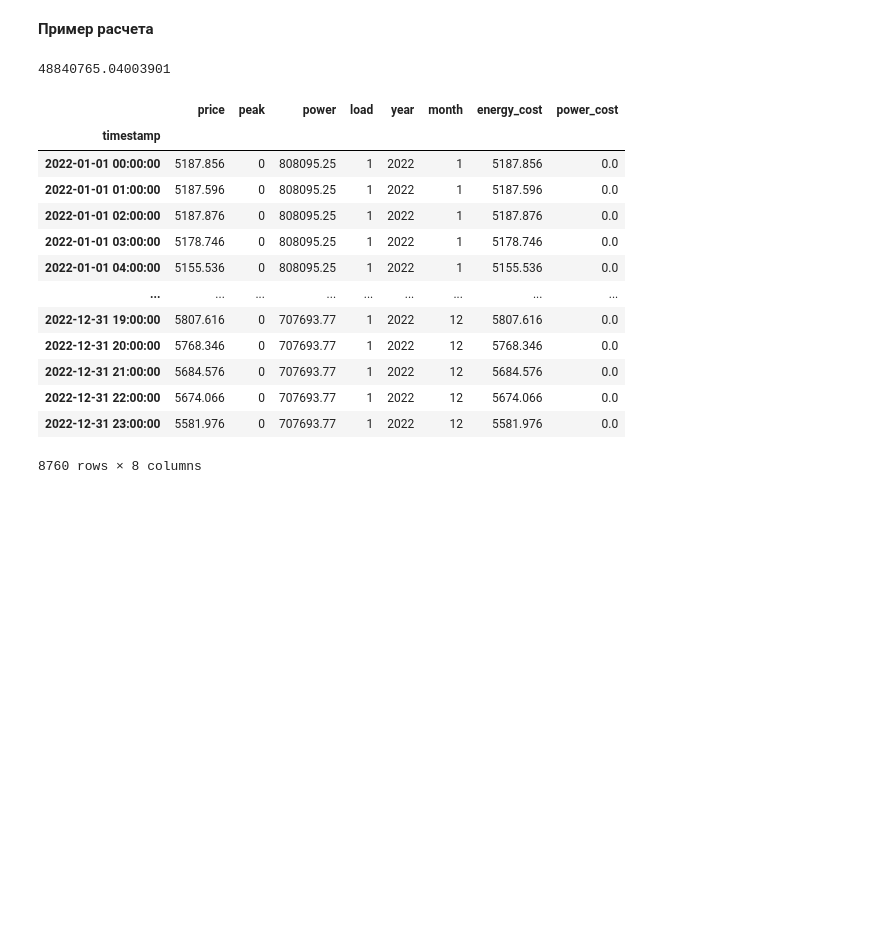
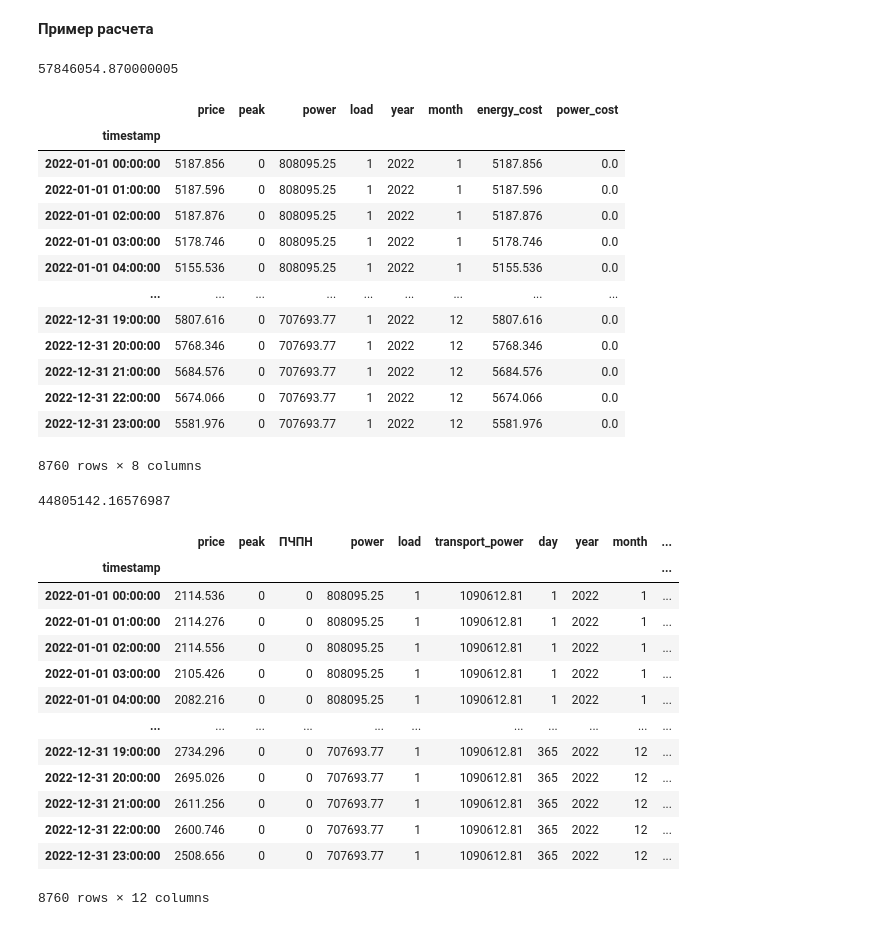
Before and after one commit to IliyaZaslacskii/Hybrid-station_1, a Jupyter notebook: tariff_calc.ipynb, the cells around one changed output. Drawn from its saved outputs; the diff is of its cells as text; code cells hidden in the pictures; blank space fills up the shorter version.

```diff
--- a/tariff_calc.ipynb
+++ b/tariff_calc.ipynb
@@ -62,7 +62,26 @@ peaks = pd.read_excel(
 
 # # #
 
-working_days = pd.DataFrame(index=prices.index)
+plh = pd.read_excel(
+    path,
+    sheet_name=4,
+    index_col=0,
+    parse_dates=True
+)
+
+
+# # #
+
+planned_peaks = pd.read_excel(
+    path,
+    sheet_name=6,
+    index_col=0,
+    parse_dates=True
+)
+
+# # #
+
+working_days = pd.DataFrame(index=plh.index)
 working_days['year'] = working_days.index.year
 working_days['month'] = working_days.index.month
 working_days['dummy'] = 0
@@ -172,7 +272,7 @@ total_cost, df = cost_calc_3('Кемеровская область', load, 'Н
 print(total_cost)
 display(df)
 # %% [output]
-48840765.04003901
+57846054.870000005
 |  | price | peak | power | load | year | month | energy_cost | power_cost |
 | timestamp |  |  |  |  |  |  |  |  |
 | 2022-01-01 00:00:00 | 5187.856 | 0 | 808095.25 | 1 | 2022 | 1 | 5187.856 | 0.0 |
@@ -187,3 +287,27 @@ display(df)
 | 2022-12-31 22:00:00 | 5674.066 | 0 | 707693.77 | 1 | 2022 | 12 | 5674.066 | 0.0 |
 | 2022-12-31 23:00:00 | 5581.976 | 0 | 707693.77 | 1 | 2022 | 12 | 5581.976 | 0.0 |
 8760 rows × 8 columns
+# %%
+load = pd.DataFrame(index=pd.date_range(start='2022-01-01 00:00:00', end='2022-12-31 23:00:00', freq='1H'))
+load['load'] = 1
+
+total_cost, df = cost_calc_4('Кемеровская область', load, 'НН', '<.670')
+
+print(total_cost)
+display(df)
+# %% [output]
+44805142.16576987
+|  | price | peak | ПЧПН | power | load | transport_power | day | year | month | ... |
+| timestamp |  |  |  |  |  |  |  |  |  | ... |
+| 2022-01-01 00:00:00 | 2114.536 | 0 | 0 | 808095.25 | 1 | 1090612.81 | 1 | 2022 | 1 | ... |
+| 2022-01-01 01:00:00 | 2114.276 | 0 | 0 | 808095.25 | 1 | 1090612.81 | 1 | 2022 | 1 | ... |
+| 2022-01-01 02:00:00 | 2114.556 | 0 | 0 | 808095.25 | 1 | 1090612.81 | 1 | 2022 | 1 | ... |
+| 2022-01-01 03:00:00 | 2105.426 | 0 | 0 | 808095.25 | 1 | 1090612.81 | 1 | 2022 | 1 | ... |
+| 2022-01-01 04:00:00 | 2082.216 | 0 | 0 | 808095.25 | 1 | 1090612.81 | 1 | 2022 | 1 | ... |
+| ... | ... | ... | ... | ... | ... | ... | ... | ... | ... | ... |
+| 2022-12-31 19:00:00 | 2734.296 | 0 | 0 | 707693.77 | 1 | 1090612.81 | 365 | 2022 | 12 | ... |
+| 2022-12-31 20:00:00 | 2695.026 | 0 | 0 | 707693.77 | 1 | 1090612.81 | 365 | 2022 | 12 | ... |
+| 2022-12-31 21:00:00 | 2611.256 | 0 | 0 | 707693.77 | 1 | 1090612.81 | 365 | 2022 | 12 | ... |
+| 2022-12-31 22:00:00 | 2600.746 | 0 | 0 | 707693.77 | 1 | 1090612.81 | 365 | 2022 | 12 | ... |
+| 2022-12-31 23:00:00 | 2508.656 | 0 | 0 | 707693.77 | 1 | 1090612.81 | 365 | 2022 | 12 | ... |
+8760 rows × 12 columns
```
Also changed, not shown: parts of 2 cells of this notebook.
